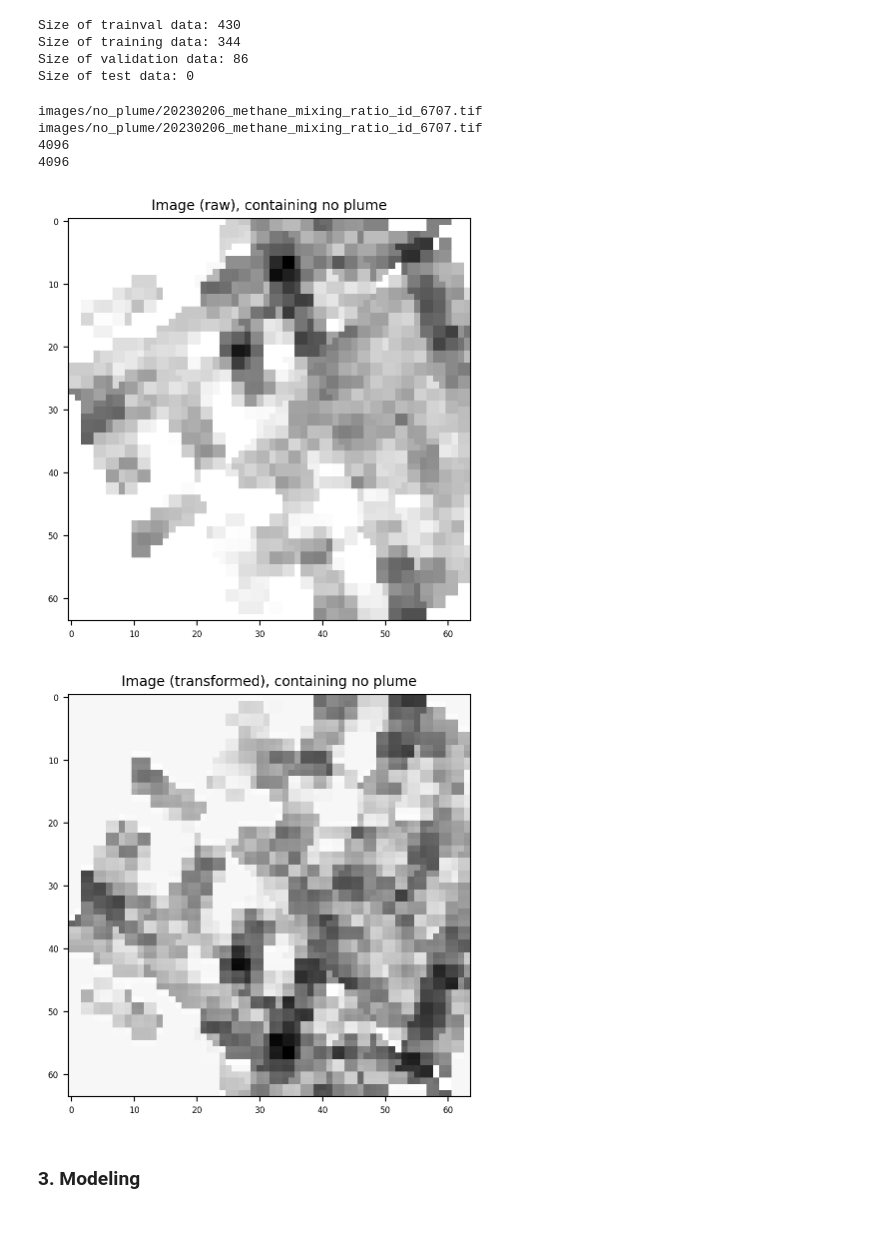
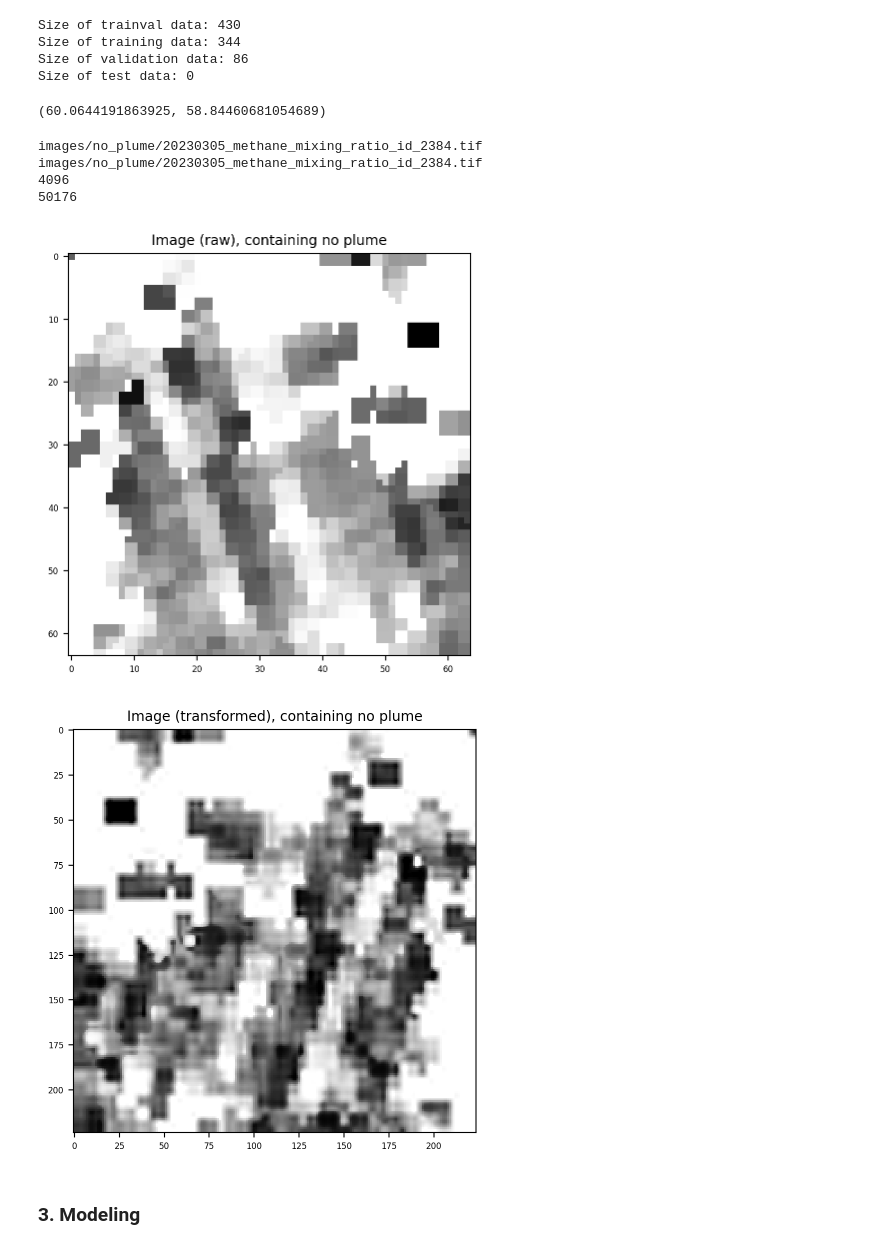
Before and after one commit to adel-R/QB-AI-for-Good, a Jupyter notebook: 1_Modeling.ipynb, the cells around one changed output. Saved outputs shown, nothing was run; the diff lists cells and outputs as text; code cells hidden in the pictures.

Commit message:
add CLAHE and resize to preprocessing pipeline

```diff
--- a/1_Modeling.ipynb
+++ b/1_Modeling.ipynb
@@ -62,7 +61,7 @@ transform_viz = prepData.get_transform(visualize = True) # to visualize what tra
 # %%
 # fetch metadata
 trnval_metadata = loadData.load_metadata("images/metadata.csv", set = "train")
-test_metadata   = loadData.load_metadata("images/metadata.csv", set = "test")
+tst_metadata    = loadData.load_metadata("images/metadata.csv", set = "test")
 
 # perform train validation split
 trn_metadata, val_metadata = loadData.trainval_split(trnval_metadata, val_size = 0.2)
@@ -71,7 +70,7 @@ trn_metadata, val_metadata = loadData.trainval_split(trnval_metadata, val_size =
 print(f"Size of trainval data: {trnval_metadata.__len__()}")
 print(f"Size of training data: {trn_metadata.__len__()}")
 print(f"Size of validation data: {val_metadata.__len__()}")
-print(f"Size of test data: {test_metadata.__len__()}")
+print(f"Size of test data: {tst_metadata.__len__()}")
 # %% [output]
 Size of trainval data: 430
 Size of training data: 344
@@ -80,38 +79,42 @@ Size of test data: 0
 # %%
 # get pytorch datasets for visualization
 trn_dataset_viz_no_transform = loadData.CustomDataset(trn_metadata, apply_CLAHE = False)
-trn_dataset_viz_transform    = loadData.CustomDataset(trn_metadata, transform = transform_viz, apply_CLAHE = True)
+trn_dataset_viz_transform    = loadData.CustomDataset(trn_metadata, transform = transform_viz, resize = True, apply_CLAHE = True)
 
 # get pytorch datasets for modeling
-trn_dataset = loadData.CustomDataset(trn_metadata, transform = transform, apply_CLAHE = True)
-val_dataset = loadData.CustomDataset(val_metadata, transform = transform, apply_CLAHE = True)
+trn_dataset = loadData.CustomDataset(trn_metadata, transform = transform, resize = True, apply_CLAHE = True)
+val_dataset = loadData.CustomDataset(val_metadata, transform = transform, resize = True, apply_CLAHE = True)
+tst_dataset = loadData.CustomDataset(tst_metadata, transform = transform, resize = True, apply_CLAHE = True)
+# %%
+# get mean and std of dataset to identify values by which we need to normalize
+trn_dataset.compute_mean_std()
+# %% [output]
+(60.0644191863925, 58.84460681054689)
 # %%
 # fetch random image & mask for visualization (training)
-idx = 4
+idx = 5
 
 # get non-transformed image
 _, img, lbl = trn_dataset_viz_no_transform.__getitem__(idx)
-img = np.squeeze(img, axis = 0) # shape (64,64)
 path = trn_metadata.loc[idx].path
 print(path)
 
 # get transformed image
 _, img_tf, _ = trn_dataset_viz_transform.__getitem__(idx)
-img_tf = np.squeeze(img_tf, axis = 0) # shape (64,64)
 path = trn_metadata.loc[idx].path
 print(path)
 
 # visualize original image (without transformations)
 vizData.visualize(img, lbl = lbl)
 
 # visualize transformed image
 vizData.visualize(img_tf, lbl = lbl, transform = True)
 # %% [output]
-images/no_plume/20230206_methane_mixing_ratio_id_6707.tif
-images/no_plume/20230206_methane_mixing_ratio_id_6707.tif
+images/no_plume/20230305_methane_mixing_ratio_id_2384.tif
+images/no_plume/20230305_methane_mixing_ratio_id_2384.tif
 4096
-4096
+50176
-[figure, old version]
+[figure, new version]
-[figure, old version]
+[figure, new version]
 # %% [markdown]
 ### 3. Modeling
```
Also changed, not shown: parts of 1 cell of this notebook, 3 other files.
